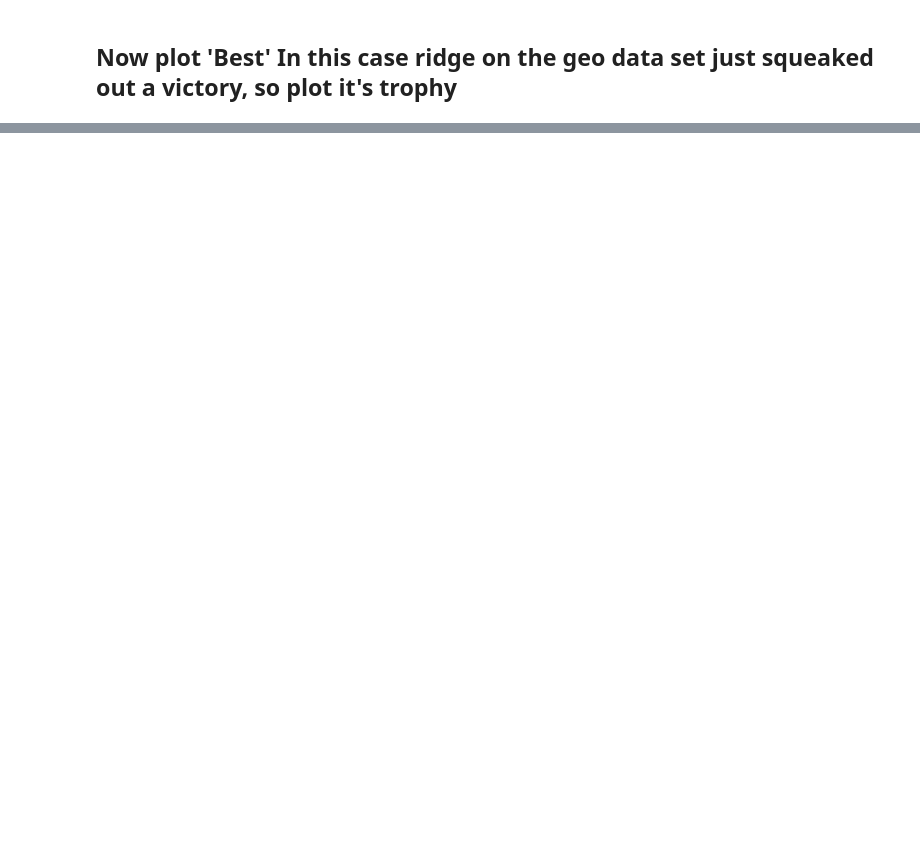
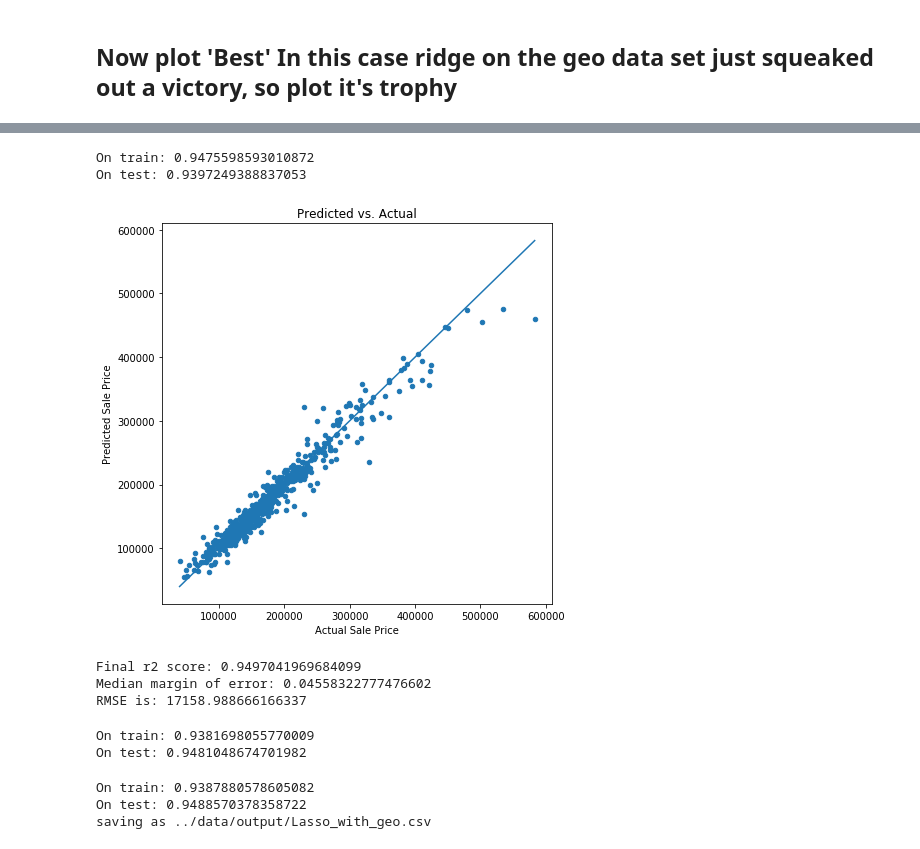
Before and after one commit to CpuKnows/CS-412-Class-Project, a Jupyter notebook: src/greedy_feature_linear_regression.ipynb, the cells around one changed output, grey strips where cells are left out. Saved outputs shown, nothing was run; the diff lists cells and outputs as text; code cells hidden in the pictures; blank space fills up the shorter version.

Commit message:
Added outputs from each method and files

```diff
--- a/src/greedy_feature_linear_regression.ipynb
+++ b/src/greedy_feature_linear_regression.ipynb
@@ -174,0 +342,54 @@ Median margin of error: 0.05099098917781654
+# %%
+rid_geo = linear_model.Ridge()
+rid_geo.fit(X_geo_train, y_geo_train)
+
+y_geo_pred_train = rid_geo.predict(X_geo_train)
+print('On train: {0}'.format(r2_score(y_geo_train, y_geo_pred_train)))
+
+y_geo_pred_test = rid_geo.predict(X_geo_test)
+print('On test: {0}'.format(r2_score(y_geo_test, y_geo_pred_test)))
+
+y_geo_test_norm = np.exp(y_geo_test)
+y_geo_pred_norm = np.exp(y_geo_pred)
+summary.pred_vs_actual_plot(y_geo_pred_norm, y_geo_test_norm)
+print('Final r2 score: {0}'.format(r2_score(y_geo_test_norm, y_geo_pred_norm)))
+median_margin_of_error = np.median(np.abs((y_geo_pred_norm - y_geo_test_norm) / y_geo_test_norm))
+print('Median margin of error: {0}'.format(median_margin_of_error))
+rmse = sqrt(mean_squared_error(y_geo_test_norm, y_geo_pred_norm))
+print('RMSE is: {0}'.format(rmse))
+
+write_to_csv(np.exp(y_geo_test), np.exp(y_geo_pred_test), 'Ridge_with_geo.csv')
+# %% [output]
+On train: 0.9475598593010872
+On test: 0.9397249388837053
+[figure, added]
+Final r2 score: 0.9497041969684099
+Median margin of error: 0.04558322777476602
+RMSE is: 17158.988666166337
+# %%
+lasso = linear_model.LassoCV(alphas = [1, 0.1, 0.001, 0.0005],max_iter=100000)
+lasso.fit(X_train, y_train)
+y_pred_train = lasso.predict(X_train)
+print('On train: {0}'.format(r2_score(y_train, y_pred_train)))
+
+y_pred_test = lasso.predict(X_test)
+print('On test: {0}'.format(r2_score(np.exp(y_test), np.exp(y_pred_test))))
+
+write_to_csv(np.exp(y_test), np.exp(y_pred_test), 'Lasso.csv')
+# %% [output]
+On train: 0.9381698055770009
+On test: 0.9481048674701982
+# %%
+lasso = linear_model.LassoCV(alphas = [1, 0.1, 0.001, 0.0005],max_iter=100000)
+lasso.fit(X_geo_train, y_geo_train)
+y_pred_train = lasso.predict(X_geo_train)
+print('On train: {0}'.format(r2_score(y_geo_train, y_pred_train)))
+
+y_pred_test = lasso.predict(X_geo_test)
+print('On test: {0}'.format(r2_score(np.exp(y_geo_test), np.exp(y_pred_test))))
+
+write_to_csv(np.exp(y_geo_test), np.exp(y_pred_test), 'Lasso_with_geo.csv')
+# %% [output]
+On train: 0.9387880578605082
+On test: 0.9488570378358722
+saving as ../data/output/Lasso_with_geo.csv
```
Also changed, not shown: parts of 22 cells of this notebook, 7 other files.
